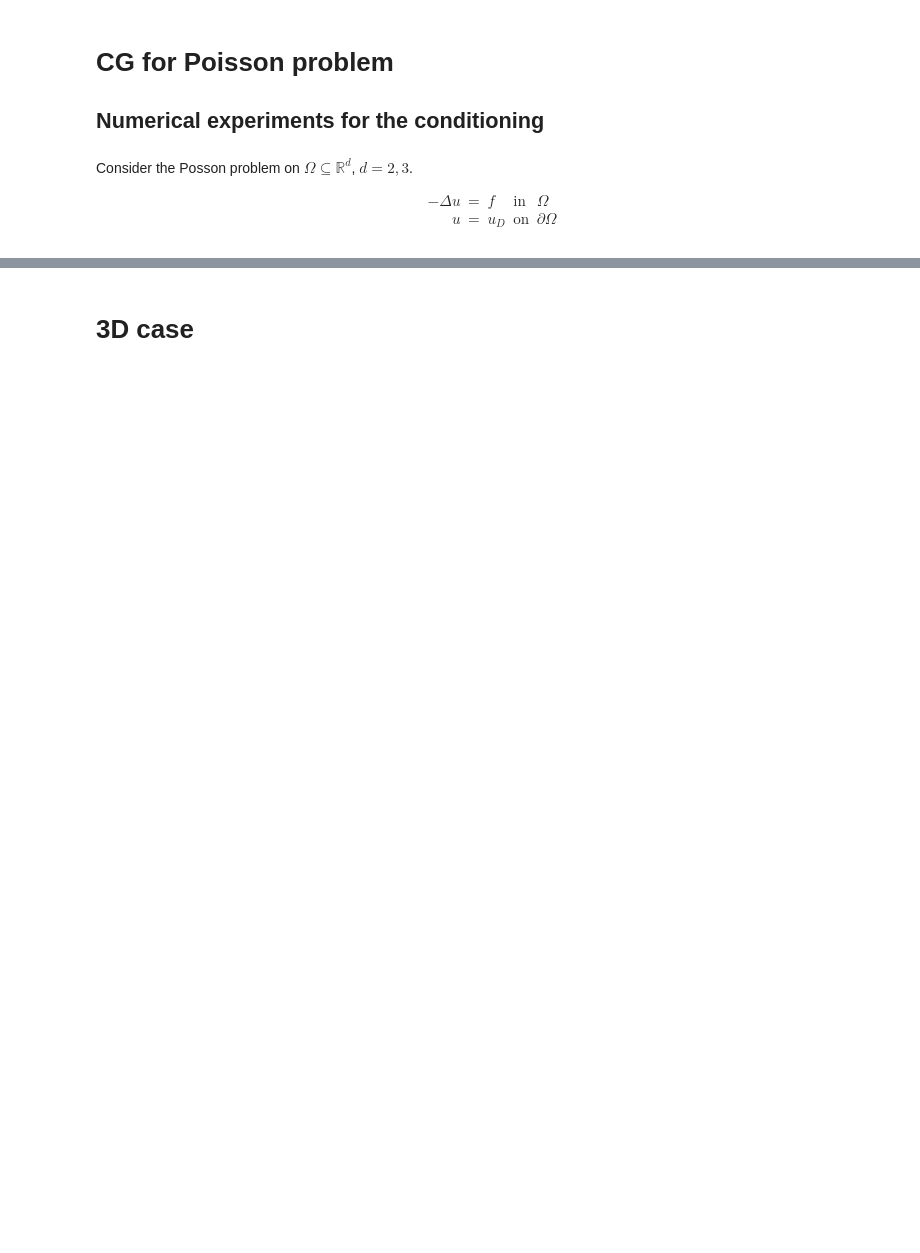
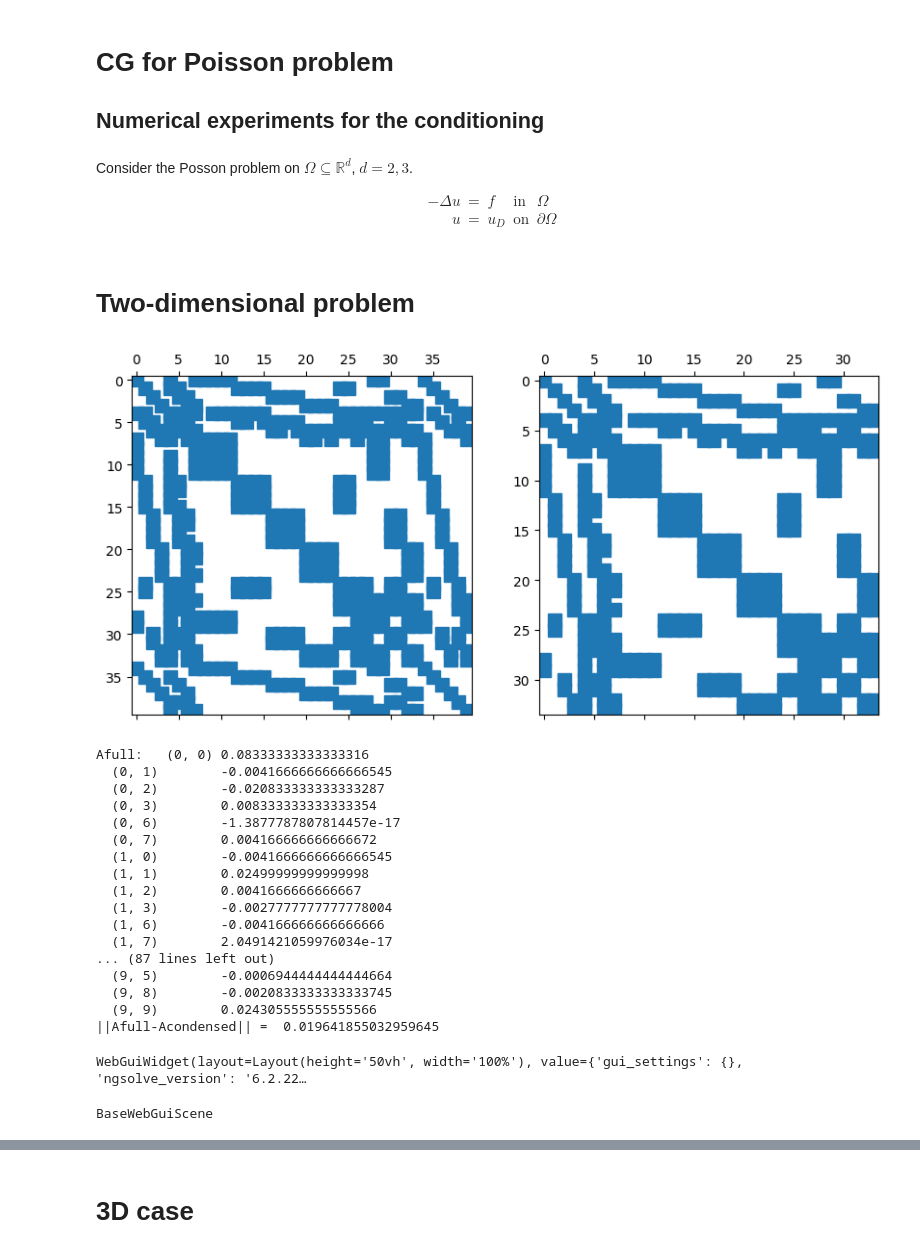
Before and after one commit to ManuelSanchezUribe/hdgmethods, a Jupyter notebook: CG_Poisson_condition_number.ipynb, the cells around one changed output, grey strips where cells are left out. Drawn from its saved outputs; the diff is of its cells as text; code cells hidden in the pictures; blank space fills up the shorter version.

```diff
--- a/CG_Poisson_condition_number.ipynb
+++ b/CG_Poisson_condition_number.ipynb
@@ -24,3 +119,5 @@ import pandas as pd
+# %% [markdown]
+# Two-dimensional problem
 # %%
 # Data
 force2d = ((2*pi**2))*sin(pi*x)*sin(pi*y)
@@ -28,7 +125,29 @@ uD    = 0
 dirichlet_boundary2d = 'left|bottom|right|top'
 # %%
 # Fix h
-h = .25
+h = 0.5
 mesh2d = Mesh(unit_square.GenerateMesh(maxh=h))
-# print(mesh.GetBoundaries())
-# Draw(mesh)
+
+testCG_full_condensed(mesh2d, p=3, db=dirichlet_boundary2d)
+Draw(mesh2d)
+# %% [output]
+[figure, added]
+Afull:   (0, 0) 0.08333333333333316
+  (0, 1)        -0.0041666666666666545
+  (0, 2)        -0.020833333333333287
+  (0, 3)        0.008333333333333354
+  (0, 6)        -1.3877787807814457e-17
+  (0, 7)        0.004166666666666672
+  (1, 0)        -0.0041666666666666545
+  (1, 1)        0.02499999999999998
+  (1, 2)        0.0041666666666667
+  (1, 3)        -0.0027777777777778004
+  (1, 6)        -0.004166666666666666
+  (1, 7)        2.0491421059976034e-17
+... (87 lines left out)
+  (9, 5)        -0.0006944444444444664
+  (9, 8)        -0.0020833333333333745
+  (9, 9)        0.024305555555555566
+||Afull-Acondensed|| =  0.019641855032959645
+WebGuiWidget(layout=Layout(height='50vh', width='100%'), value={'gui_settings': {}, 'ngsolve_version': '6.2.22…
+BaseWebGuiScene
```
Also changed, not shown: parts of 22 cells of this notebook, 10 other files.
